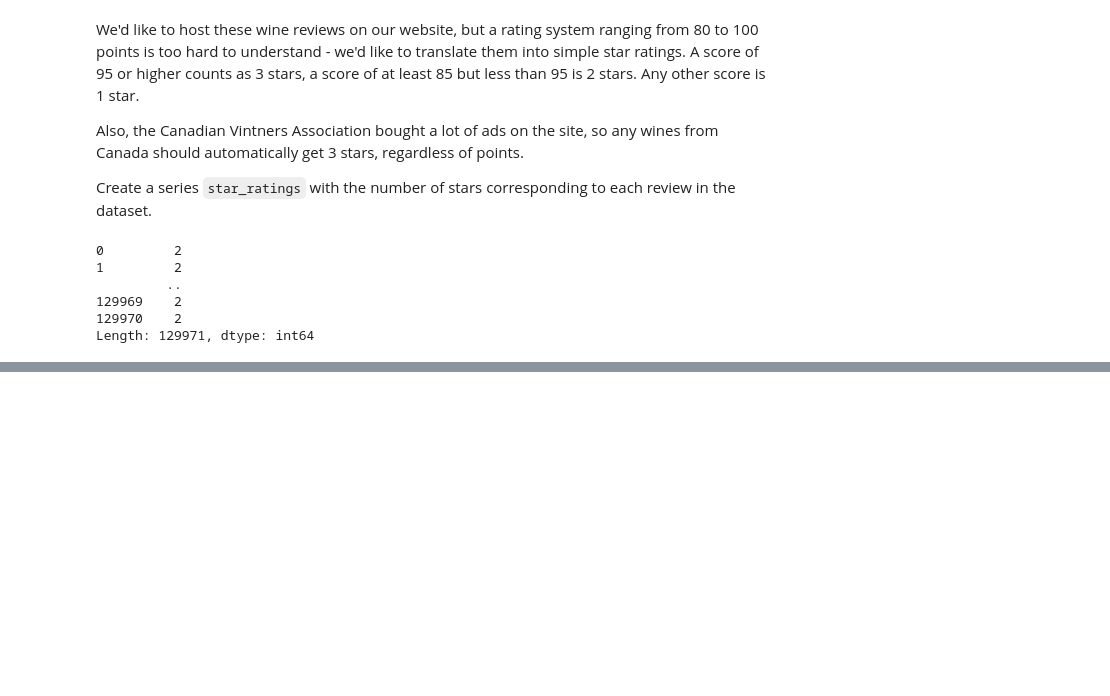
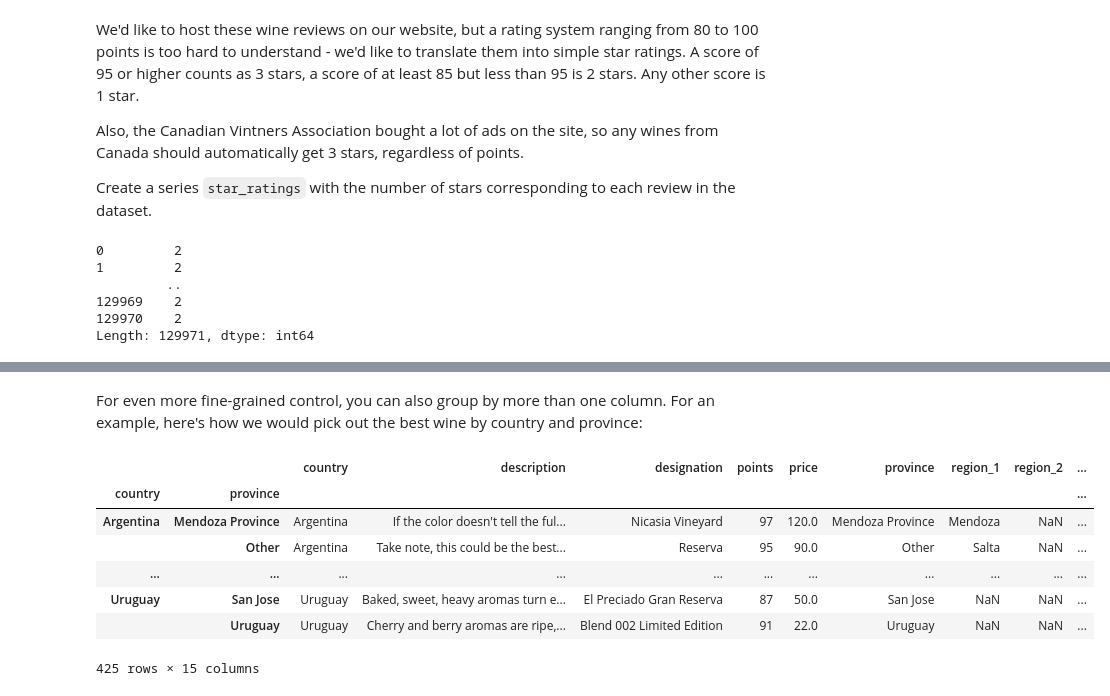
Before and after one commit to Shahid1993/python-learning-notebooks, a Jupyter notebook: Pandas.ipynb, the cells around one changed output, grey strips where cells are left out. Saved outputs shown, nothing was run; the diff lists cells and outputs as text; code cells hidden in the pictures; blank space fills up the shorter version.

Commit message:
Grouping and Sorting in Pandas

```diff
--- a/Pandas.ipynb
+++ b/Pandas.ipynb
@@ -511,0 +555,13 @@ Length: 129971, dtype: int64
+# %% [markdown]
+For even more fine-grained control, you can also group by more than one column. For an example, here's how we would pick out the best wine by country and province:
+# %%
+wine_reviews.groupby(['country', 'province']).apply(lambda df: df.loc[df.points.idxmax()])
+# %% [output]
+|  |  | country | description | designation | points | price | province | region_1 | region_2 | ... |
+| country | province |  |  |  |  |  |  |  |  | ... |
+| Argentina | Mendoza Province | Argentina | If the color doesn't tell the ful... | Nicasia Vineyard | 97 | 120.0 | Mendoza Province | Mendoza | NaN | ... |
+|  | Other | Argentina | Take note, this could be the best... | Reserva | 95 | 90.0 | Other | Salta | NaN | ... |
+| ... | ... | ... | ... | ... | ... | ... | ... | ... | ... | ... |
+| Uruguay | San Jose | Uruguay | Baked, sweet, heavy aromas turn e... | El Preciado Gran Reserva | 87 | 50.0 | San Jose | NaN | NaN | ... |
+|  | Uruguay | Uruguay | Cherry and berry aromas are ripe,... | Blend 002 Limited Edition | 91 | 22.0 | Uruguay | NaN | NaN | ... |
+425 rows × 15 columns
```
Also changed, not shown: parts of 25 cells of this notebook, 1 other file.
